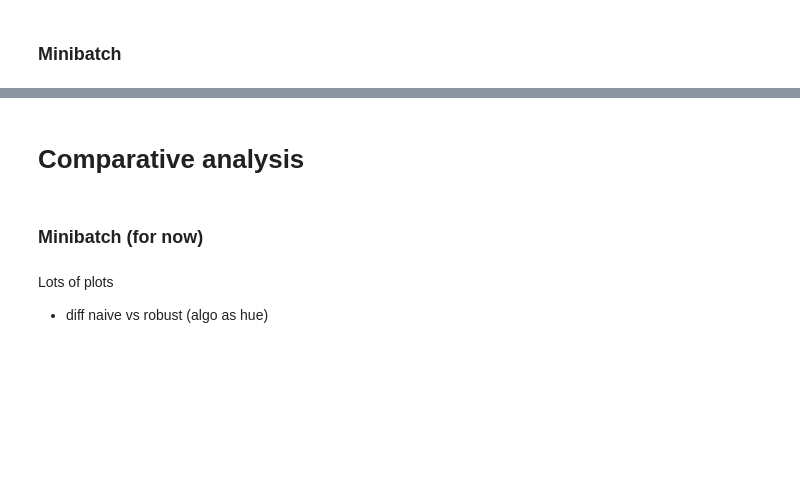
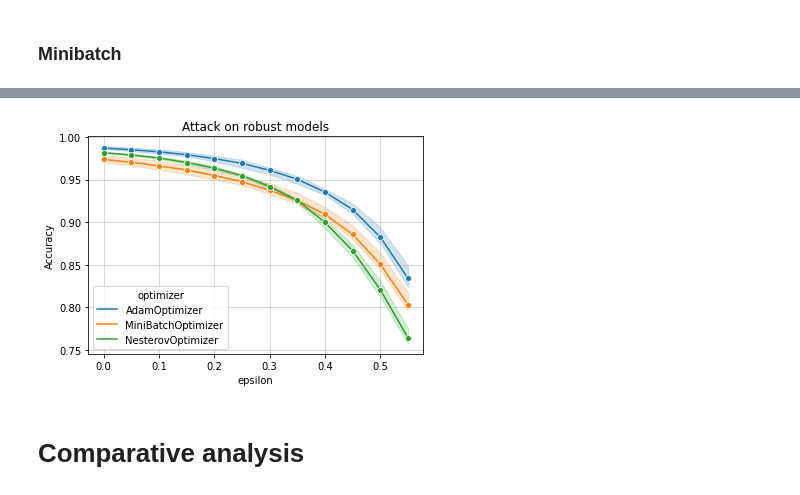
Before and after one commit to matthiaszeller/optml_project, a Jupyter notebook: Merged-notebook.ipynb, the cells around one changed output, grey strips where cells are left out. Saved outputs shown, nothing was run; the diff lists cells and outputs as text; code cells hidden in the pictures; blank space fills up the shorter version.

```diff
--- a/Merged-notebook.ipynb
+++ b/Merged-notebook.ipynb
@@ -355,9 +447,9 @@ Epsilon: 0.45   Test Accuracy = 0.743
 - If the `prot_hyperparameter_tune` flag was set to `True` above, the following code will run hyperparameter tuning on all optimizers for robust models. Note that one can either run KFold cross validation (by providing `n_folds`) or use a simple train/test split (by providing `train_ratio`).
 # %%
 prot_optimizers = {
-    AdamOptimizer: get_best_hyperparams('./res/prot_adam_tuning.json'),
-    NesterovOptimizer: get_best_hyperparams('./res/prot_nesterov_tuning.json'),
-    MiniBatchOptimizer: get_best_hyperparams('./res/prot_minibatch_tuning.json')
+    AdamOptimizer: get_best_hyperparams('./res/prot_adam_tuning.json', get_performance=False),
+    NesterovOptimizer: get_best_hyperparams('./res/prot_nesterov_tuning.json', get_performance=False),
+    MiniBatchOptimizer: get_best_hyperparams('./res/prot_minibatch_tuning.json', get_performance=False)
 }
 # %% [markdown]
 ### Adam
@@ -507,0 +712,9 @@ for eps in epsilons:
+# %%
+df_robust = pd.DataFrame(data_robust_attack).sort_values(['optimizer', 'epsilon'])
+# Raw accuracy in function of attack stength
+sns.lineplot(x='epsilon', y='acc', data=df, hue='optimizer', marker='o')
+plt.grid(alpha=.6)
+plt.ylabel('Accuracy');
+plt.title('Attack on robust models');
+# %% [output]
+[figure, added]
@@ -508,4 +723,2 @@ for eps in epsilons:
 # %% [markdown]
 # Comparative analysis
-# %% [markdown]
-### Minibatch (for now)
@@ -524,4 +724,0 @@ plt.legend();
-# %% [markdown]
-Lots of plots
-
-* diff naive vs robust (algo as hue)
```
Also changed, not shown: parts of 61 cells of this notebook.
